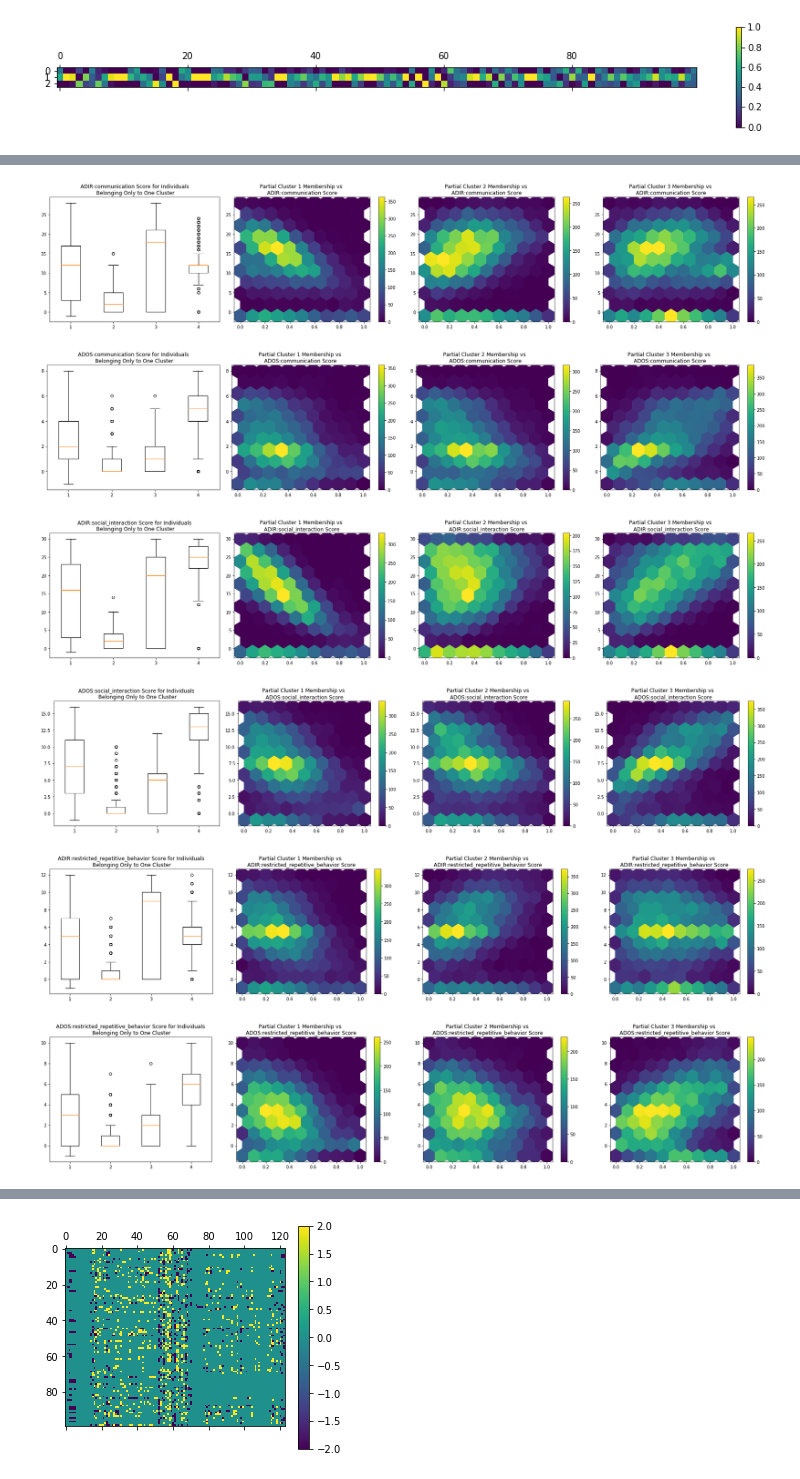
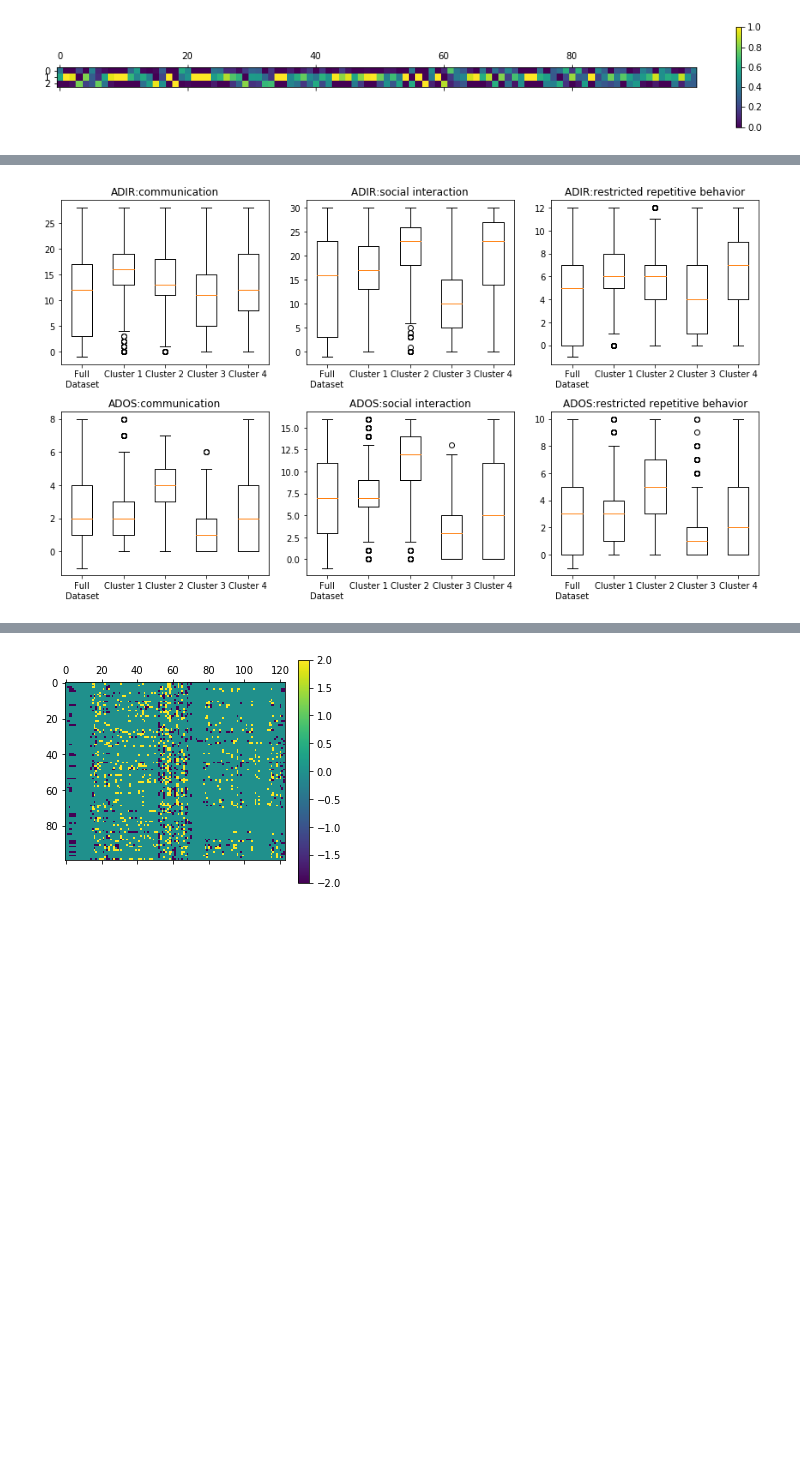
Before and after one commit to walllab/PhenotypeGLRM, a Jupyter notebook: analysis/Evaluate-Clusters.ipynb, the cells around one changed output, grey strips where cells are left out. Cells and saved outputs as stored; diff of their text form; code cells hidden in the pictures; blank space fills up the shorter version.

```diff
--- a/analysis/Evaluate-Clusters.ipynb
+++ b/analysis/Evaluate-Clusters.ipynb
@@ -6,8 +6,8 @@ import json
 import csv
 
 k = 3
-X = np.loadtxt('../data/softkmeans_logloss_X%d.csv' % k, delimiter=',')
-Y = np.loadtxt('../data/softkmeans_logloss_Y%d.csv' % k, delimiter=',')
+X = np.genfromtxt('../data/softkmeans_logloss_X%d.csv' % k, delimiter=',', skip_header=True, usecols=range(1, k+1)).T
+Y = np.genfromtxt('../data/softkmeans_logloss_Y%d.csv' % k, delimiter=',', skip_header=True)
 
 data = np.genfromtxt('../data/all_samples_filtered.csv', delimiter=',', skip_header=True, missing_values=['None', ''])
 print(data)
@@ -268,12 +284,15 @@ plt.show()
 # %%
 key_indexes = np.asarray([keys.index((get_label(i, 'ADIR:diagnosis'), get_label(i, 'ADOS:diagnosis'))) for i in range(m)])
 
-plt.figure(figsize=(18, 12))
+plt.figure(figsize=(18, 15))
+j = 0
 for i, key in enumerate(keys):
-    plt.subplot(4, 3, i+1)
-    plt.axis((0,1,0,1))
-    cay = plt.hexbin(X[0, key_indexes==i], X[1, key_indexes==i], gridsize=10)
-    plt.colorbar(cay)
-    plt.title('ADIR:%s, ADOS:%s, %d' % (key[0], key[1], all_c[key]))
+    if 'None' not in key[0] and 'None' not in key[1]:
+        plt.subplot(4, 3, j+1)
+        j += 1
+        plt.axis((0,1,0,1))
+        cay = plt.hexbin(X[0, key_indexes==i], X[1, key_indexes==i], gridsize=10)
+        plt.colorbar(cay)
+        plt.title('ADIR:%s, ADOS:%s, %d' % (key[0] if key[0] != 'Control' else 'Not Autism', key[1] if key[1] != 'Control' else 'Not Autism', all_c[key]))
 plt.show()
 # %% [output]
@@ -281,31 +324,27 @@ plt.show()
 # %%
-for key in ['ADIR:communication', 'ADOS:communication',
-            'ADIR:social_interaction', 'ADOS:social_interaction',
-            'ADIR:restricted_repetitive_behavior', 'ADOS:restricted_repetitive_behavior']:
+plt.figure(figsize=(12, 7))
+for j, key in enumerate(['ADIR:communication', 'ADIR:social_interaction', 'ADIR:restricted_repetitive_behavior',
+            'ADOS:communication', 'ADOS:social_interaction', 'ADOS:restricted_repetitive_behavior']):
     #print(key)
     scores = [get_label(i, key) for i in range(m)]
     scores = np.asarray([-1 if x == 'None' else int(x) for x in scores])
-    plt.figure(figsize=(8*k, 5))
+
     boxplot_data = [scores]
     for i in range(k):
-        plt.subplot(1, k+1, i+2)
-        indexes = np.logical_and(X[i, :] > 0, X[i, :] < 1)
-        cay = plt.hexbin(X[i, indexes], scores[indexes], gridsize=10)
-        plt.colorbar(cay)
-        plt.title('Partial Cluster %d Membership vs \n%s Score' % (i+1, key))
+        #plt.subplot(1, k+1, i+2)
+       # indexes = [j for j in range(m) if scores[j] is not None and X[i, j] == np.max(X[:, j])]
+        indexes = np.where(clusters.predict(Z)==i)[0]
+        #cay = plt.hexbin(X[i, indexes], scores[indexes], gridsize=10)
+        #plt.colorbar(cay)
+        #plt.title('Partial Cluster %d Membership vs \n%s Score' % (i+1, key))
 
-        boxplot_data.append([x for x in scores[X[i, :] > .9] if x != -1])
+        boxplot_data.append([scores[j] for j in indexes if scores[j]!= -1])
 
-    plt.subplot(1, k+1, 1)
+    plt.subplot(2, 3, j+1)
     #print([len(x) for x in boxplot_data])
-    plt.boxplot(boxplot_data)
-    plt.title('%s Score for Individuals\n Belonging Only to One Cluster' % key)
-    plt.tight_layout()
-    plt.show()
+    plt.boxplot(boxplot_data, labels=["Full\nDataset"] + ["Cluster %d" % (i+1) for i in range(k)])
+    plt.title(key.replace('_', ' '))
+plt.tight_layout()
+plt.show()
 # %% [output]
-[figure, old version]
+[figure, new version]
-[figure, removed]
-[figure, removed]
-[figure, removed]
-[figure, removed]
-[figure, removed]
```
Also changed, not shown: parts of 12 cells of this notebook, 7 other files.
